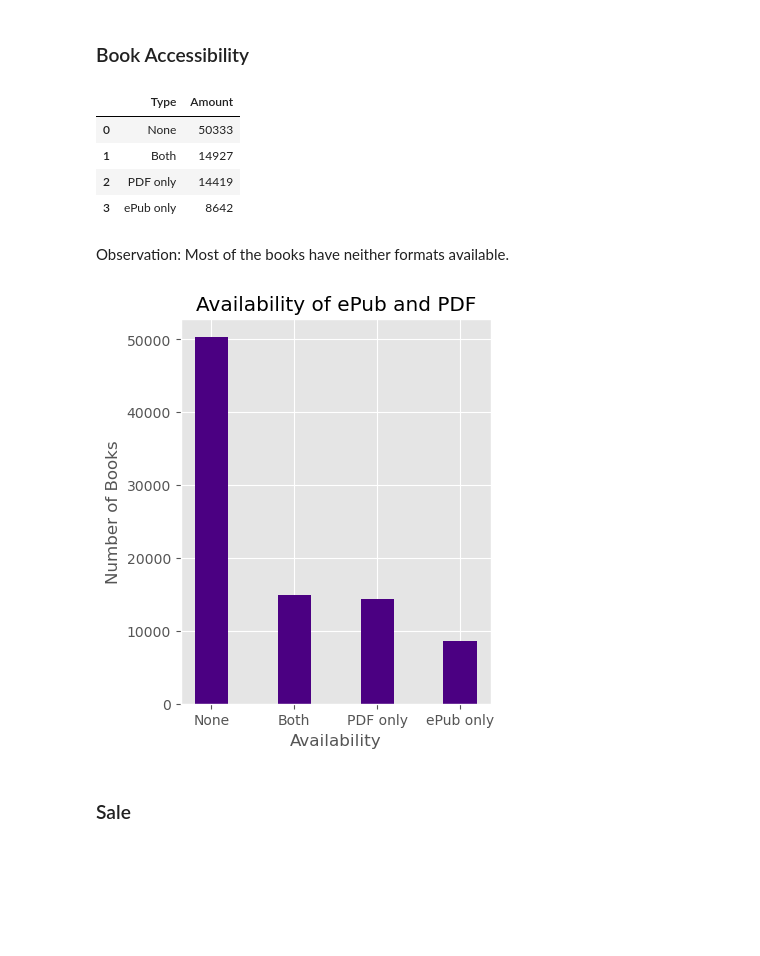
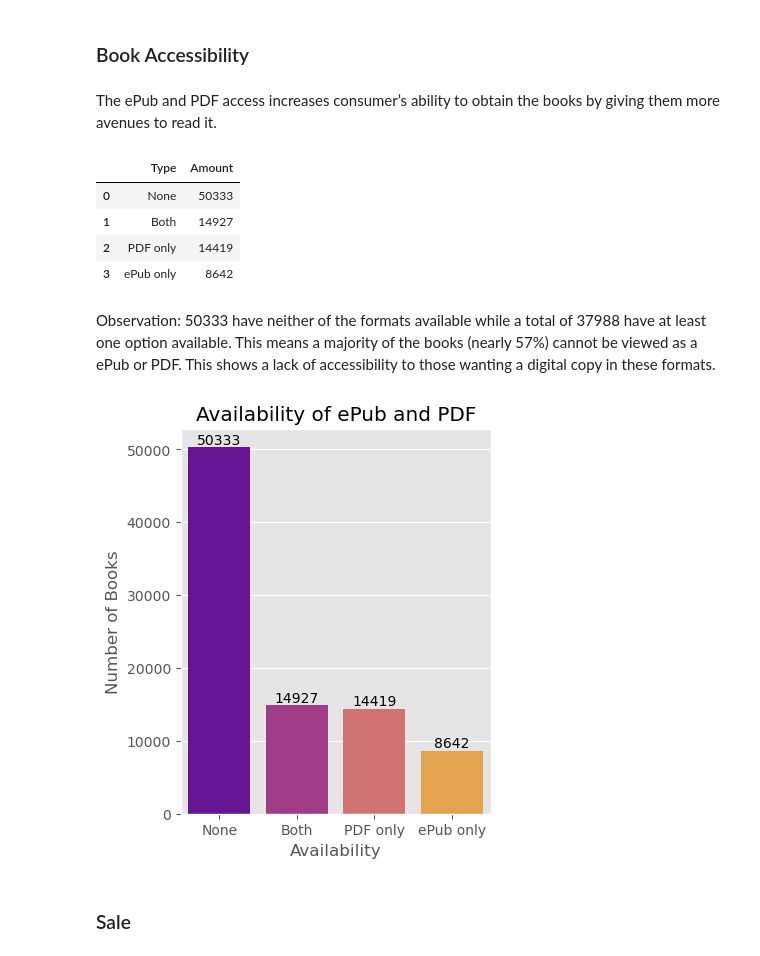
Before and after one commit to hilarylimyuxuan/Book-Recommendation-System, a Jupyter notebook: Book Recommendation System - Google Book.ipynb, the cells around one changed output. Cells and saved outputs as stored; diff of their text form; code cells hidden in the pictures; blank space fills up the shorter version.

```diff
--- a/Book Recommendation System - Google Book.ipynb
+++ b/Book Recommendation System - Google Book.ipynb
@@ -1069,7 +1071,7 @@ cleaned_df.describe()
 
 categories = cleaned_df['volumeInfo.categories'].value_counts()
 categories_df = categories.reset_index()
-categories_df.columns = "Categories", "Volume"
+categories_df.columns = "Categories", "Amount"
 categories_df = categories_df.set_index("Categories")
 
 categories_df.head(20)
@@ -1099,8 +1101,8 @@ Fiction is the most common category of books from the collected data. All catego
 # %%
-plt.figure(figsize=(15,10))
-ax = sns.barplot(x = categories_df.head(20)['Volume'], y = categories_df.head(20).index, palette='plasma')
+plt.figure(figsize=(15,15))
+ax = sns.barplot(x = categories_df.head(20)['Amount'], y = categories_df.head(20).index, palette='plasma')
 
-ax.set_xlabel("Volume")
+ax.set_xlabel("Amount")
 ax.set_title('Top 20 Categories of Books')
 ax.xaxis.set_tick_params(pad = 5)
 ax.yaxis.set_tick_params(pad = 10)
@@ -1150,6 +1152,6 @@ for i in ax.patches:
     totals.append(i.get_width())
 total = sum(totals)
 for i in ax.patches:
-    ax.text(i.get_width()+.2, i.get_y()+.2,str(round(i.get_width())), fontsize=15,color='black')
+    plt.text(i.get_width()+0.2, i.get_y()+0.5, str(round(i.get_width())),fontsize = 15, color ='black')
 plt.show()
 # %% [output]
@@ -1199,6 +1201,6 @@ for i in ax.patches:
     totals.append(i.get_width())
 total = sum(totals)
 for i in ax.patches:
-    ax.text(i.get_width()+.2, i.get_y()+.2,str(round(i.get_width())), fontsize=15,color='black')
+    plt.text(i.get_width()+0.2, i.get_y()+0.5, str(round(i.get_width())),fontsize = 15, color ='black')
 plt.show()
 # %% [output]
@@ -1299,6 +1305,8 @@ Text(0.5, 1.0, 'Viewability of Samples')
 [figure]
 # %% [markdown]
 ### Book Accessibility
+# %% [markdown]
+The ePub and PDF access increases consumer’s ability to obtain the books by giving them more avenues to read it.
 # %%
 #ePub and PDF access [Both, ePub only, PDF only, None]
 
@@ -1329,17 +1337,19 @@ availability_df
 | 2 | PDF only | 14419 |
 | 3 | ePub only | 8642 |
 # %% [markdown]
-Observation: Most of the books have neither formats available.
+Observation: 50333 have neither of the formats available while a total of 37988 have at least one option available. This means a majority of the books (nearly 57%) cannot be viewed as a ePub or PDF. This shows a lack of accessibility to those wanting a digital copy in these formats.
 # %%
 fig = plt.figure(figsize = (4,5))
 
-ax = plt.bar(availability_df['Type'], availability_df['Amount'], color ='indigo',width = 0.4)
-plt.xlabel("Availability")
-plt.ylabel("Number of Books")
-plt.title("Availability of ePub and PDF")
+ax = sns.barplot(x='Type', y='Amount', data=availability_df, errwidth=0, palette = 'plasma')
+ax.set_title("Availability of ePub and PDF")
+ax.set_xlabel("Availability")
+ax.set_ylabel("Number of Books")
+for i in ax.containers:
+    ax.bar_label(i,)
 plt.show()
 # %% [output]
-[figure, old version]
+[figure, new version]
 # %% [markdown]
 ### Sale
 # %%
```
Also changed, not shown: parts of 18 cells of this notebook.
